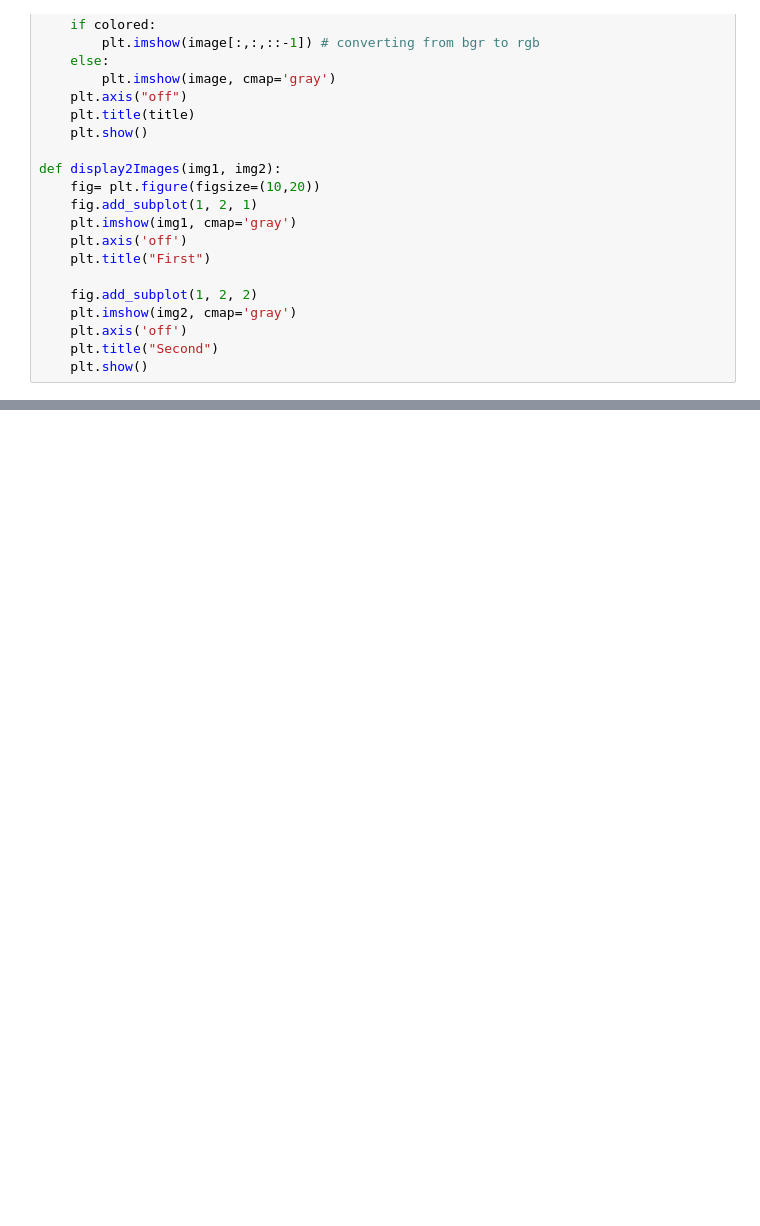
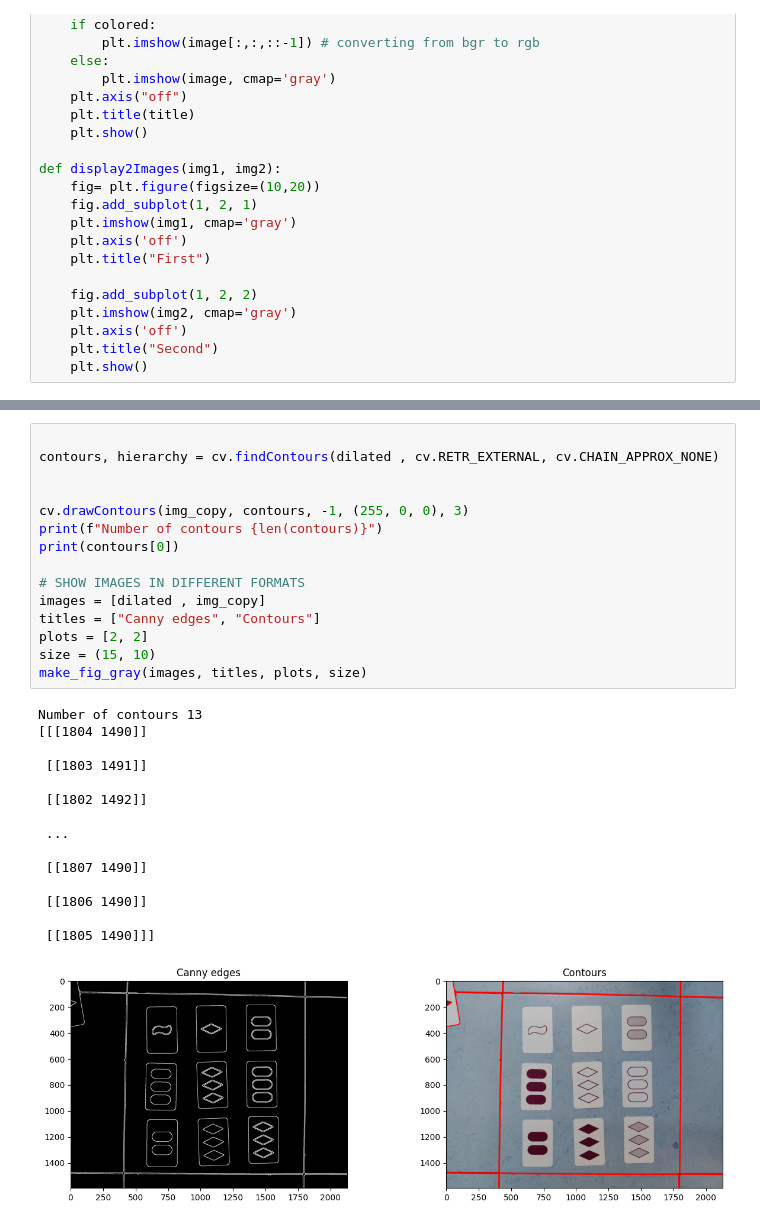
Before and after one commit to Abdo-Anwar/Torp-img3, a Jupyter notebook: Task2/Task-2.ipynb, the cells around one changed output, grey strips where cells are left out. Drawn from its saved outputs; the diff is of its cells as text; blank space fills up the shorter version.

Commit message:
add Morphologica + applay contour

```diff
--- a/Task2/Task-2.ipynb
+++ b/Task2/Task-2.ipynb
@@ -66,0 +72,31 @@ display_image(canny,"canny")
+# %%
+
+contours, hierarchy = cv.findContours(dilated , cv.RETR_EXTERNAL, cv.CHAIN_APPROX_NONE)
+
+
+cv.drawContours(img_copy, contours, -1, (255, 0, 0), 3)
+print(f"Number of contours {len(contours)}")
+print(contours[0])
+
+# SHOW IMAGES IN DIFFERENT FORMATS
+images = [dilated , img_copy]
+titles = ["Canny edges", "Contours"]
+plots = [2, 2]
+size = (15, 10)
+make_fig_gray(images, titles, plots, size)
+# %% [output]
+Number of contours 13
+[[[1804 1490]]
+
+ [[1803 1491]]
+
+ [[1802 1492]]
+
+ ...
+
+ [[1807 1490]]
+
+ [[1806 1490]]
+
+ [[1805 1490]]]
+[figure, added]
```
Also changed, not shown: parts of 1 cell of this notebook.
